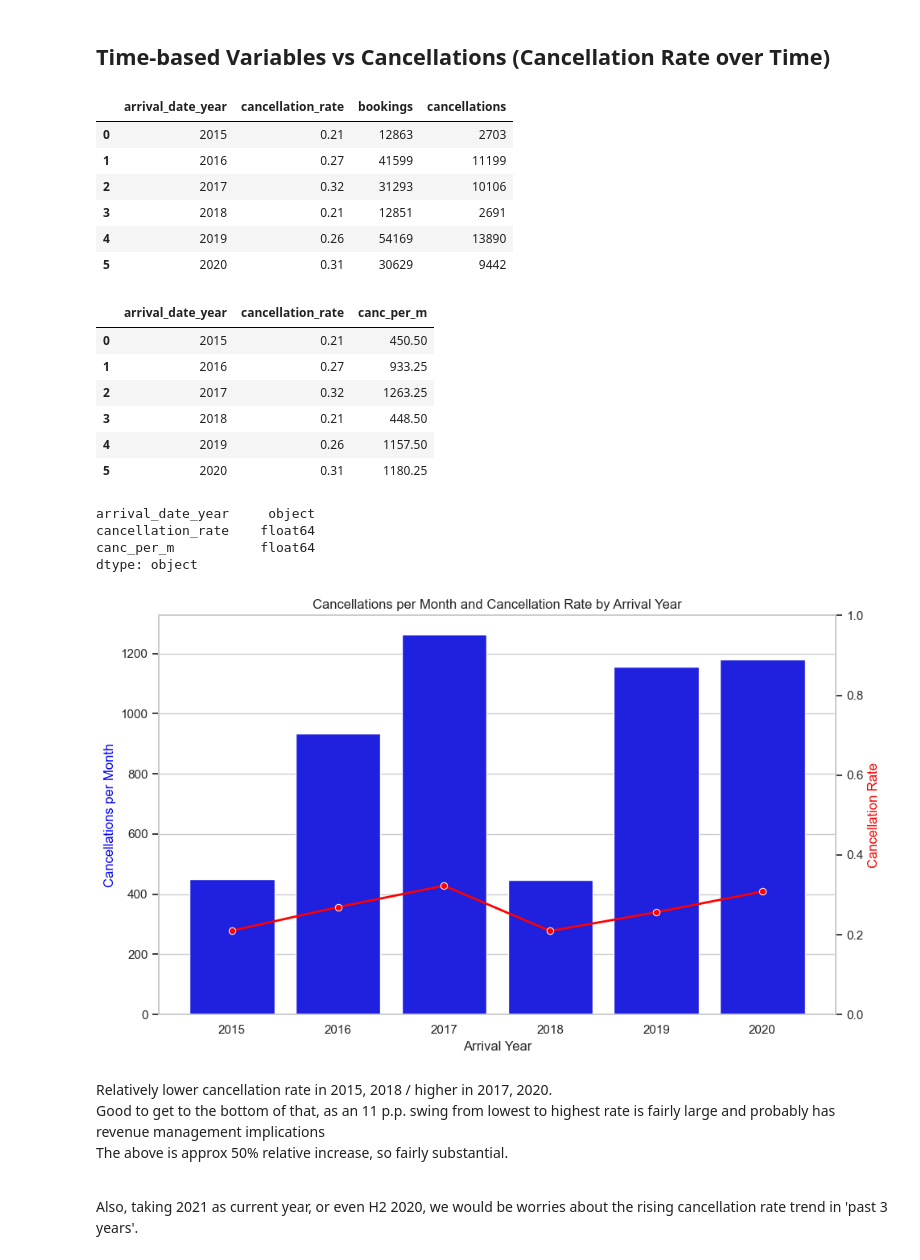
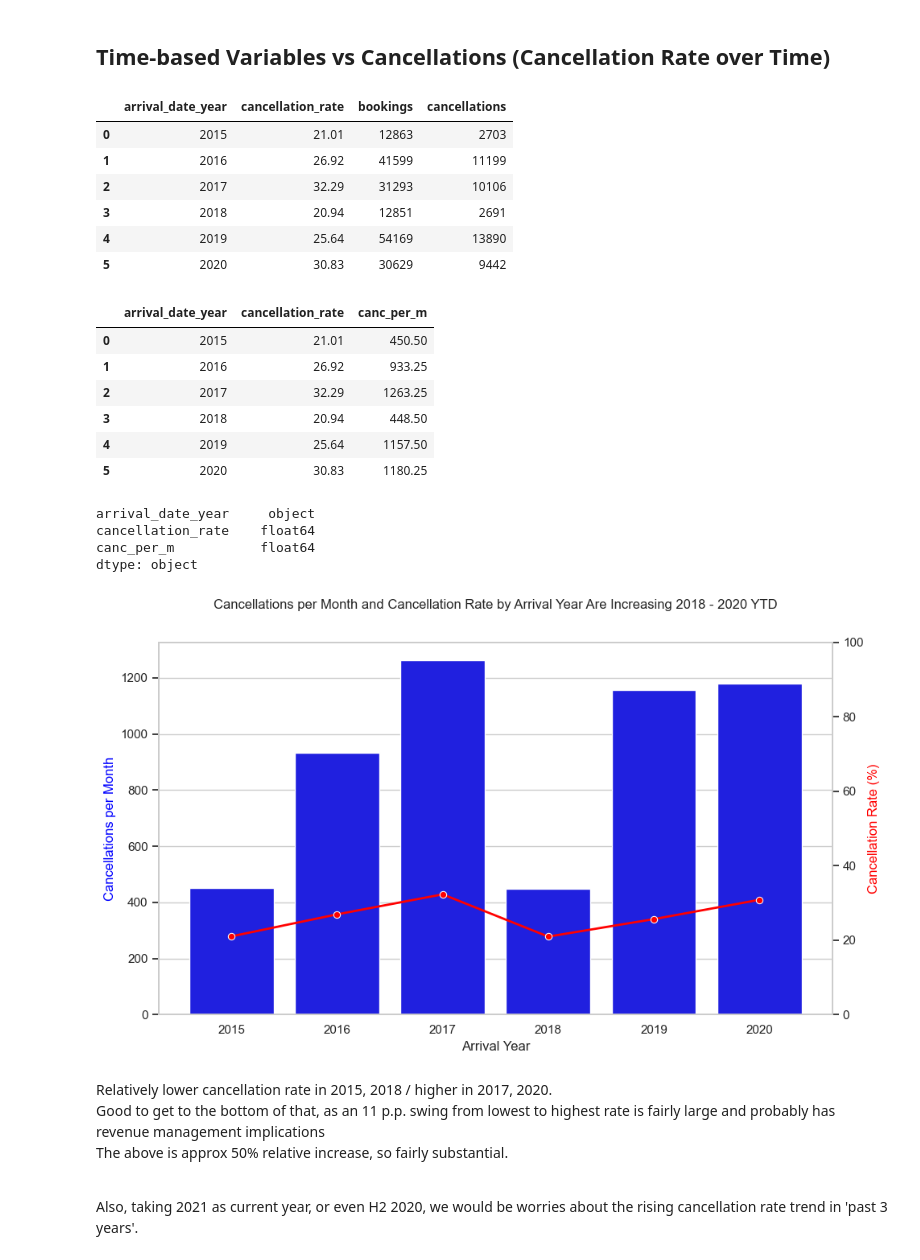
Before and after one commit to dngsus/data_analysis, a Jupyter notebook: 01 Hotel Bookings/01 Hotel v01.ipynb, the cells around one changed output. Saved outputs shown, nothing was run; the diff lists cells and outputs as text; code cells hidden in the pictures.

```diff
--- a/01 Hotel Bookings/01 Hotel v01.ipynb
+++ b/01 Hotel Bookings/01 Hotel v01.ipynb
@@ -835,31 +835,31 @@ df_yyyy_cancellations2 = df_main[["arrival_date_year", "is_canceled"]].groupby("
 
 df_yyyy_cancellations = df_yyyy_cancellations.merge(df_yyyy_cancellations2, on = "arrival_date_year")
 
-df_yyyy_cancellations["cancellation_rate"] = df_yyyy_cancellations["cancellations"] / df_yyyy_cancellations["bookings"]
+df_yyyy_cancellations["cancellation_rate"] = (df_yyyy_cancellations["cancellations"] / df_yyyy_cancellations["bookings"]) * 100
 df_yyyy_cancellations = df_yyyy_cancellations[["arrival_date_year", "cancellation_rate", "bookings", "cancellations"]]
 df_yyyy_cancellations
 # %% [output]
 |  | arrival_date_year | cancellation_rate | bookings | cancellations |
-| 0 | 2015 | 0.21 | 12863 | 2703 |
-| 1 | 2016 | 0.27 | 41599 | 11199 |
-| 2 | 2017 | 0.32 | 31293 | 10106 |
-| 3 | 2018 | 0.21 | 12851 | 2691 |
-| 4 | 2019 | 0.26 | 54169 | 13890 |
-| 5 | 2020 | 0.31 | 30629 | 9442 |
+| 0 | 2015 | 21.01 | 12863 | 2703 |
+| 1 | 2016 | 26.92 | 41599 | 11199 |
+| 2 | 2017 | 32.29 | 31293 | 10106 |
+| 3 | 2018 | 20.94 | 12851 | 2691 |
+| 4 | 2019 | 25.64 | 54169 | 13890 |
+| 5 | 2020 | 30.83 | 30629 | 9442 |
 # %%
 df_canc_per_y = df_size_by_year[["arrival_date_year", "count_months_covered"]].merge(df_yyyy_cancellations[["arrival_date_year", "cancellation_rate", "cancellations"]], on = "arrival_date_year")
 df_canc_per_y["canc_per_m"] = df_canc_per_y["cancellations"] / df_canc_per_y["count_months_covered"]
 df_canc_per_y = df_canc_per_y[["arrival_date_year", "cancellation_rate", "canc_per_m"]].copy()
-df_canc_per_y['arrival_date_year'] = df_canc_per_y['arrival_date_year'].astype(str)
+df_canc_per_y['arrival_date_year'] = df_canc_per_y['arrival_date_year'].astype(str) # otherwise plt doesn't read dates properly along X-axis of chart
 df_canc_per_y
 # %% [output]
 |  | arrival_date_year | cancellation_rate | canc_per_m |
-| 0 | 2015 | 0.21 | 450.50 |
-| 1 | 2016 | 0.27 | 933.25 |
-| 2 | 2017 | 0.32 | 1263.25 |
-| 3 | 2018 | 0.21 | 448.50 |
-| 4 | 2019 | 0.26 | 1157.50 |
-| 5 | 2020 | 0.31 | 1180.25 |
+| 0 | 2015 | 21.01 | 450.50 |
+| 1 | 2016 | 26.92 | 933.25 |
+| 2 | 2017 | 32.29 | 1263.25 |
+| 3 | 2018 | 20.94 | 448.50 |
+| 4 | 2019 | 25.64 | 1157.50 |
+| 5 | 2020 | 30.83 | 1180.25 |
 # %%
 df_canc_per_y.dtypes
 # %% [output]
@@ -891,37 +891,37 @@ ax2 = ax1.twinx()
 ax2.grid(False)
 
 # Line plot: cancellation rate
 sns.lineplot(
     x='arrival_date_year',
     y='cancellation_rate',
     data=df_canc_per_y,
     ax=ax2,
     color='red',
     marker='o',
     linewidth=2,
     label='Cancellation Rate',
     legend = False
 )
 
 # Adjust the scale of the secondary y-axis
-ax2.set_ylim(0, 1)
+ax2.set_ylim(0, 100)
 
 # Axis labels and title
 ax1.set_xlabel("Arrival Year")
 ax1.set_ylabel("Cancellations per Month", color='blue')
-ax2.set_ylabel("Cancellation Rate", color='red')
-plt.title("Cancellations per Month and Cancellation Rate by Arrival Year")
+ax2.set_ylabel("Cancellation Rate (%)", color='red')
+plt.title("Cancellations per Month and Cancellation Rate by Arrival Year Are Increasing 2018 - 2020 YTD", pad = 30)
 
 # Combine legends from both axes
 # lines_1, labels_1 = ax1.get_legend_handles_labels()
 # lines_2, labels_2 = ax2.get_legend_handles_labels()
 # ax1.legend(lines_1 + lines_2, labels_1 + labels_2, loc='upper left')
 
 # Format and display
 plt.tight_layout()
 plt.show()
 # %% [output]
-[figure, old version]
+[figure, new version]
 # %% [markdown]
 Relatively lower cancellation rate in 2015, 2018 / higher in 2017, 2020.<br>
 Good to get to the bottom of that, as an 11 p.p. swing from lowest to highest rate is fairly large and probably has revenue management implications<br>
```
Also changed, not shown: parts of 40 cells of this notebook.
